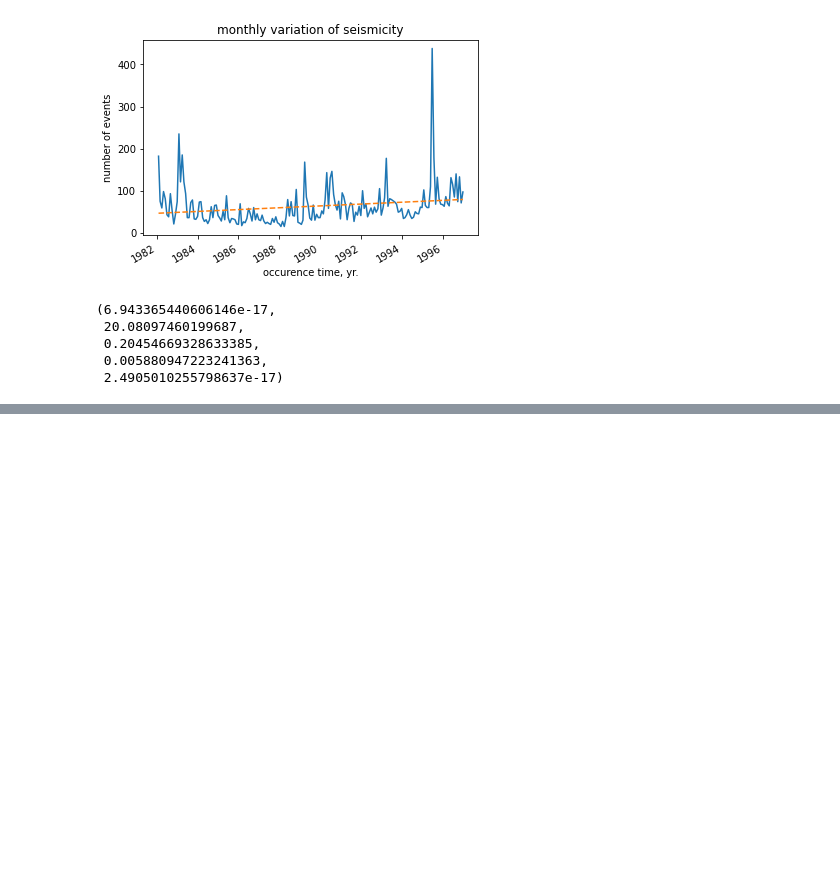
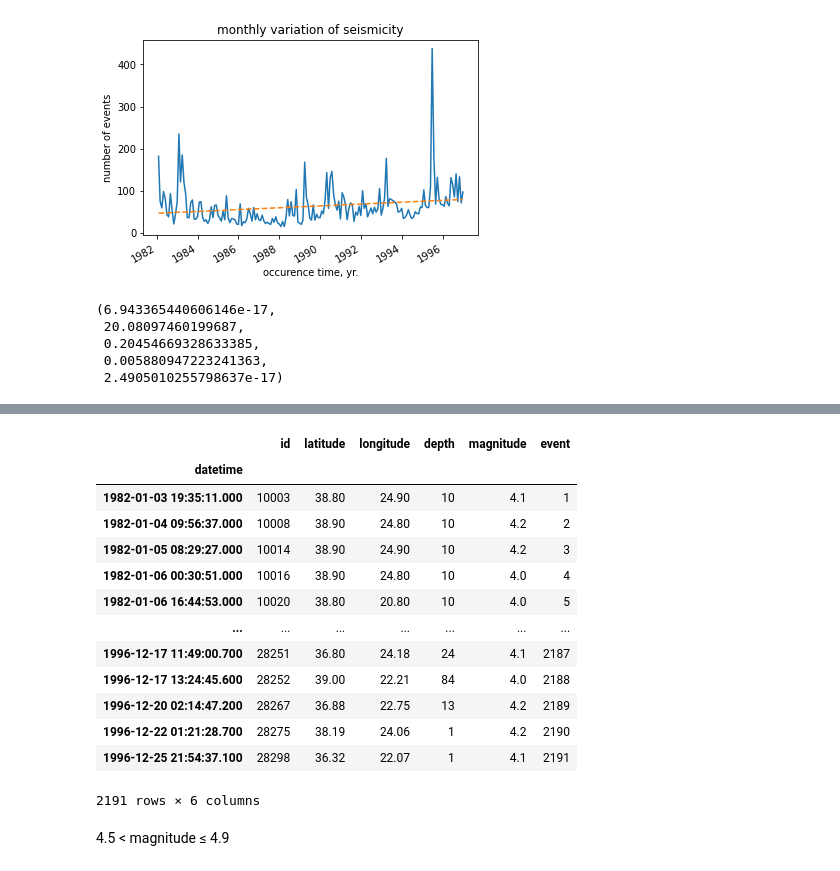
Before and after one commit to float3rs/dL, a Jupyter notebook: final/project1.ipynb, the cells around one changed output, grey strips where cells are left out. Drawn from its saved outputs; the diff is of its cells as text; code cells hidden in the pictures; blank space fills up the shorter version.

```diff
--- a/final/project1.ipynb
+++ b/final/project1.ipynb
@@ -415,0 +518,25 @@ ax3.plot(xf_fig3_copy, yf_fig3, linestyle='--')
+# %%
+filtr = (df_papr['magnitude'] >= 4.0) & (df_papr['magnitude'] <= 4.4)
+df_papr_fig5c = df_papr[filtr].copy()
+# %%
+df_papr_fig5c['event'] = 1
+df_papr_fig5c['event'] = df_papr_fig5c['event'].cumsum()
+# %%
+df_papr_fig5c
+# %% [output]
+|  | id | latitude | longitude | depth | magnitude | event |
+| datetime |  |  |  |  |  |  |
+| 1982-01-03 19:35:11.000 | 10003 | 38.80 | 24.90 | 10 | 4.1 | 1 |
+| 1982-01-04 09:56:37.000 | 10008 | 38.90 | 24.80 | 10 | 4.2 | 2 |
+| 1982-01-05 08:29:27.000 | 10014 | 38.90 | 24.90 | 10 | 4.2 | 3 |
+| 1982-01-06 00:30:51.000 | 10016 | 38.90 | 24.80 | 10 | 4.0 | 4 |
+| 1982-01-06 16:44:53.000 | 10020 | 38.80 | 20.80 | 10 | 4.0 | 5 |
+| ... | ... | ... | ... | ... | ... | ... |
+| 1996-12-17 11:49:00.700 | 28251 | 36.80 | 24.18 | 24 | 4.1 | 2187 |
+| 1996-12-17 13:24:45.600 | 28252 | 39.00 | 22.21 | 84 | 4.0 | 2188 |
+| 1996-12-20 02:14:47.200 | 28267 | 36.88 | 22.75 | 13 | 4.2 | 2189 |
+| 1996-12-22 01:21:28.700 | 28275 | 38.19 | 24.06 | 1 | 4.2 | 2190 |
+| 1996-12-25 21:54:37.100 | 28298 | 36.32 | 22.07 | 1 | 4.1 | 2191 |
+2191 rows × 6 columns
+# %% [markdown]
+4.5 < magnitude ≤ 4.9
```
Also changed, not shown: parts of 25 cells of this notebook.
